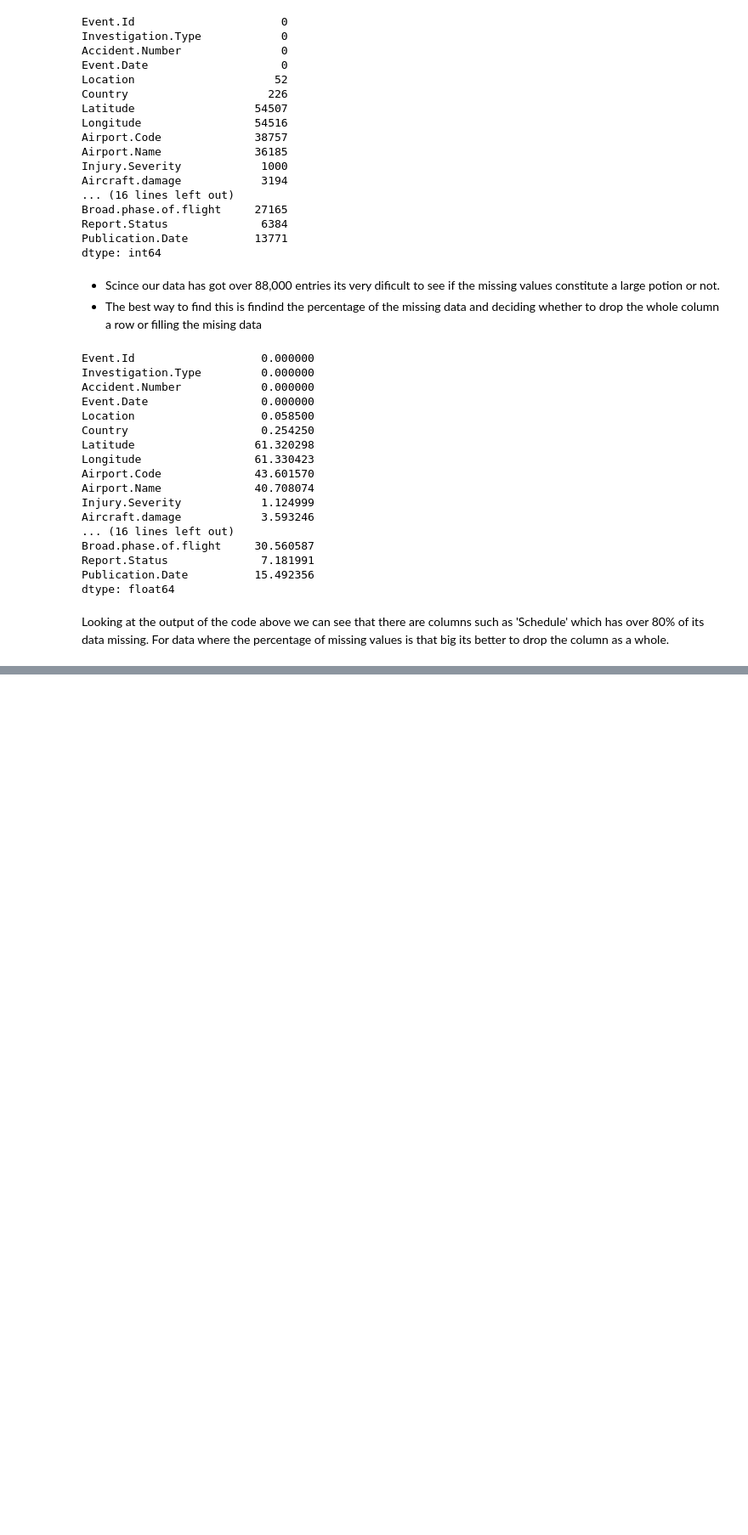
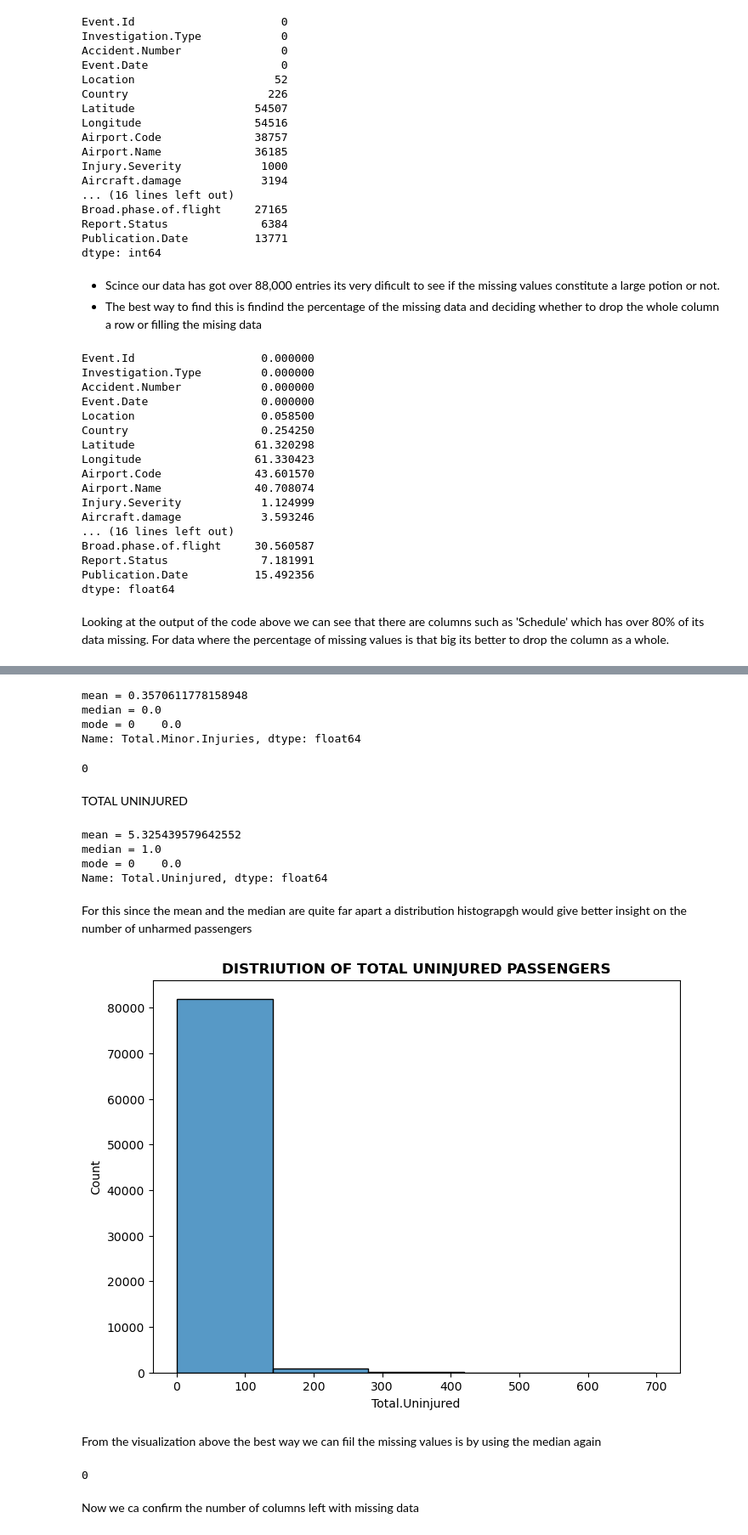
Before and after one commit to TonnieD/Phase_1_project, a Jupyter notebook: Phase_1_Project.ipynb, the cells around one changed output, grey strips where cells are left out. Shown at 85% size. Drawn from its saved outputs; the diff is of its cells as text; code cells hidden in the pictures; blank space fills up the shorter version.

Commit message:
Filled missing data in 5 numerical columns

```diff
--- a/Phase_1_Project.ipynb
+++ b/Phase_1_Project.ipynb
@@ -202,0 +280,4 @@ df.shape
+# %%
+#Fillling all the missing values i nmber of engines columns with the median
+df['Number.of.Engines'] = df['Number.of.Engines'].fillna(df['Number.of.Engines'].median())
+df['Number.of.Engines'].isna().sum()
@@ -202,0 +302,4 @@ df.shape
+# %%
+#Filling it with the median again
+df['Total.Fatal.Injuries'] = df['Total.Fatal.Injuries'].fillna(df['Total.Fatal.Injuries'].median())
+df['Total.Fatal.Injuries'].isna().sum()
@@ -202,0 +322,4 @@ df.shape
+# %%
+#Filling it with the median again
+df['Total.Serious.Injuries'] = df['Total.Serious.Injuries'].fillna(df['Total.Serious.Injuries'].median())
+df['Total.Serious.Injuries'].isna().sum()
@@ -202,0 +330,53 @@ df.shape
+# %%
+#Gettig their mesures of central tendancies
+mean4 = df['Total.Minor.Injuries'].mean()
+median4 = df['Total.Minor.Injuries'].median()
+mode4 = df['Total.Minor.Injuries'].mode()
+
+print(f'mean = {mean4}\nmedian = {median4}\nmode = {mode4}')
+# %% [output]
+mean = 0.3570611778158948
+median = 0.0
+mode = 0    0.0
+Name: Total.Minor.Injuries, dtype: float64
+# %%
+#Filling it with the median again
+df['Total.Minor.Injuries'] = df['Total.Minor.Injuries'].fillna(df['Total.Minor.Injuries'].median())
+df['Total.Minor.Injuries'].isna().sum()
+# %% [output]
+0
+# %% [markdown]
+TOTAL UNINJURED
+# %%
+#Gettig their mesures of central tendancies
+mean5 = df['Total.Uninjured'].mean()
+median5 = df['Total.Uninjured'].median()
+mode5 = df['Total.Uninjured'].mode()
+
+print(f'mean = {mean5}\nmedian = {median5}\nmode = {mode5}')
+# %% [output]
+mean = 5.325439579642552
+median = 1.0
+mode = 0    0.0
+Name: Total.Uninjured, dtype: float64
+# %% [markdown]
+For this since the mean and the median are quite far apart a distribution histograpgh would give better insight on the number of unharmed passengers
+# %%
+plt.figure(figsize = (8,6))
+
+sns.histplot(df['Total.Uninjured'], bins = 5)
+plt.title('DISTRIUTION OF TOTAL UNINJURED PASSENGERS', fontweight = 'bold')
+
+plt.show()
+# %% [output]
+[figure, added]
+# %% [markdown]
+From the visualization above the best way we can fiil the missing values is by using the median again
+# %%
+#Filling it with the median again
+df['Total.Uninjured'] = df['Total.Uninjured'].fillna(df['Total.Uninjured'].median())
+df['Total.Uninjured'].isna().sum()
+# %% [output]
+0
+# %% [markdown]
+Now we ca confirm the number of columns left with missing data
```
Also changed, not shown: parts of 23 cells of this notebook.
